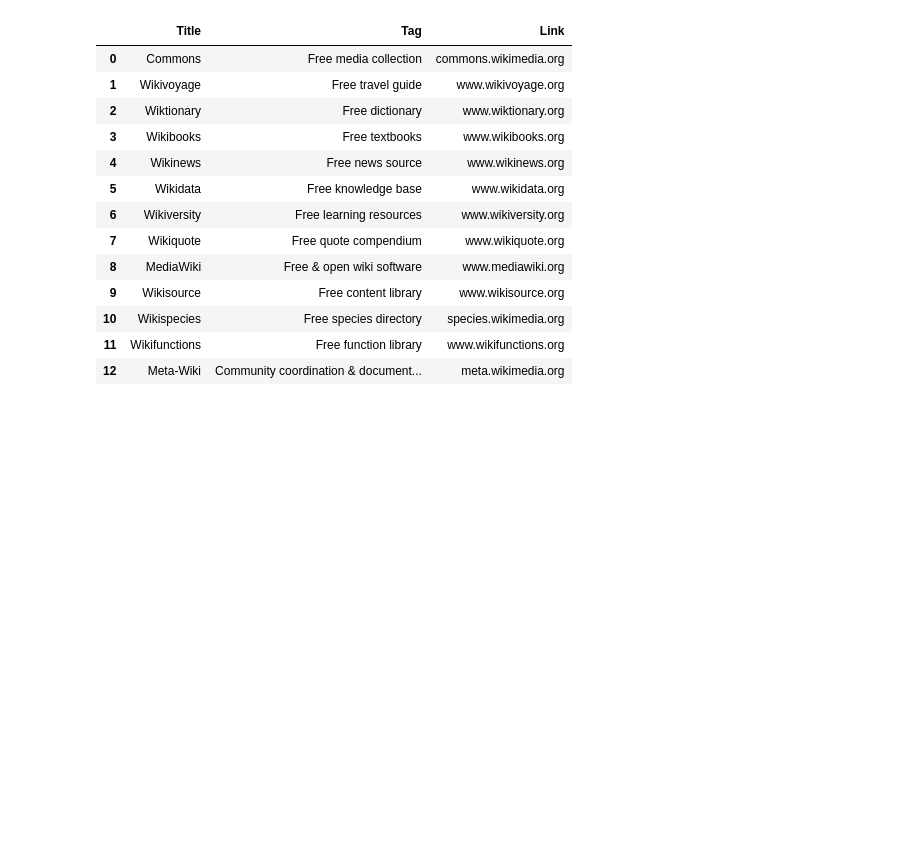
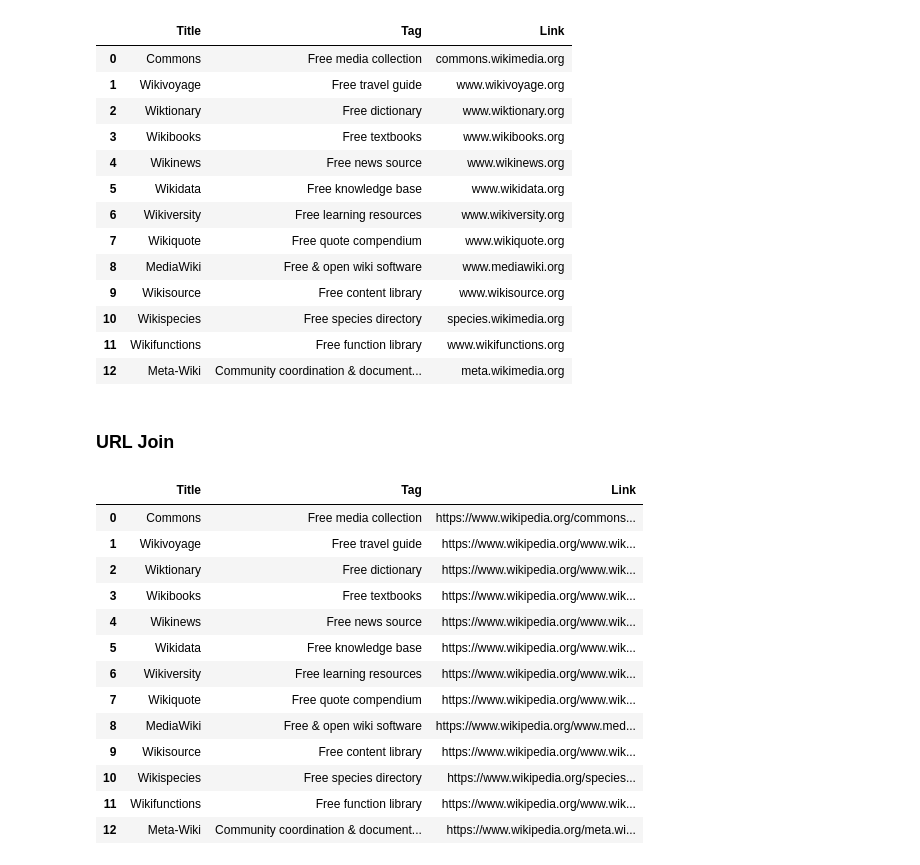
Before and after one commit to Prince142001/wikipedia-web-scrapping, a Jupyter notebook: wikipedia_web_scrapping.ipynb, the cells around one changed output. Saved outputs shown, nothing was run; the diff lists cells and outputs as text; code cells hidden in the pictures; blank space fills up the shorter version.

```diff
--- a/wikipedia_web_scrapping.ipynb
+++ b/wikipedia_web_scrapping.ipynb
@@ -132,3 +132,60 @@ df
 | 10 | Wikispecies | Free species directory | species.wikimedia.org |
 | 11 | Wikifunctions | Free function library | www.wikifunctions.org |
 | 12 | Meta-Wiki | Community coordination & document... | meta.wikimedia.org |
+# %% [markdown]
+### URL Join
+# %%
+from urllib.parse import urljoin
+
+import pandas as pd
+import re
+
+html_content=BeautifulSoup(response.content, "html.parser")
+# html_content
+
+other_project_title_data  = []
+other_project_title   = html_content.select("span.other-project-title")
+
+for i in other_project_title:
+  other_project_title_data.append(i.text.strip())
+
+# other_project_title_data
+
+other_project_tagline_data = []
+other_project_tagline= html_content.select("span.other-project-tagline")
+
+for i in other_project_tagline:
+  other_project_tagline_data.append(i.text.strip())
+
+other_project_link_data=[]
+other_project_link=html_content.select("a.other-project-link")
+
+for i in other_project_link:
+  link=i.get('href')
+  if link:
+    clean_link = re.sub("/", "", link)
+    clickable_link=urljoin(url, clean_link)
+    other_project_link_data.append(clickable_link)
+
+df=pd.DataFrame({
+    "Title": other_project_title_data,
+    "Tag" : other_project_tagline_data,
+    "Link" : other_project_link_data
+})
+
+df
+# %% [output]
+|  | Title | Tag | Link |
+| 0 | Commons | Free media collection | https://www.wikipedia.org/commons... |
+| 1 | Wikivoyage | Free travel guide | https://www.wikipedia.org/www.wik... |
+| 2 | Wiktionary | Free dictionary | https://www.wikipedia.org/www.wik... |
+| 3 | Wikibooks | Free textbooks | https://www.wikipedia.org/www.wik... |
+| 4 | Wikinews | Free news source | https://www.wikipedia.org/www.wik... |
+| 5 | Wikidata | Free knowledge base | https://www.wikipedia.org/www.wik... |
+| 6 | Wikiversity | Free learning resources | https://www.wikipedia.org/www.wik... |
+| 7 | Wikiquote | Free quote compendium | https://www.wikipedia.org/www.wik... |
+| 8 | MediaWiki | Free & open wiki software | https://www.wikipedia.org/www.med... |
+| 9 | Wikisource | Free content library | https://www.wikipedia.org/www.wik... |
+| 10 | Wikispecies | Free species directory | https://www.wikipedia.org/species... |
+| 11 | Wikifunctions | Free function library | https://www.wikipedia.org/www.wik... |
+| 12 | Meta-Wiki | Community coordination & document... | https://www.wikipedia.org/meta.wi... |
```
